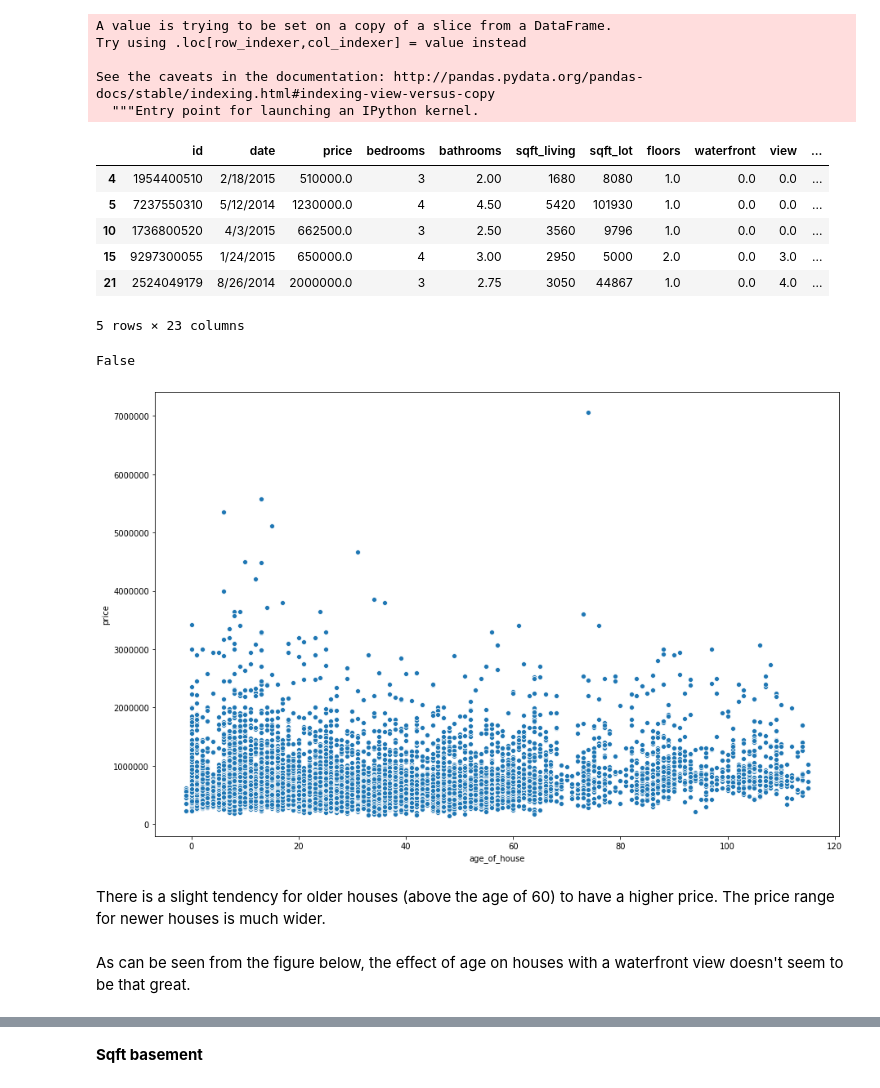
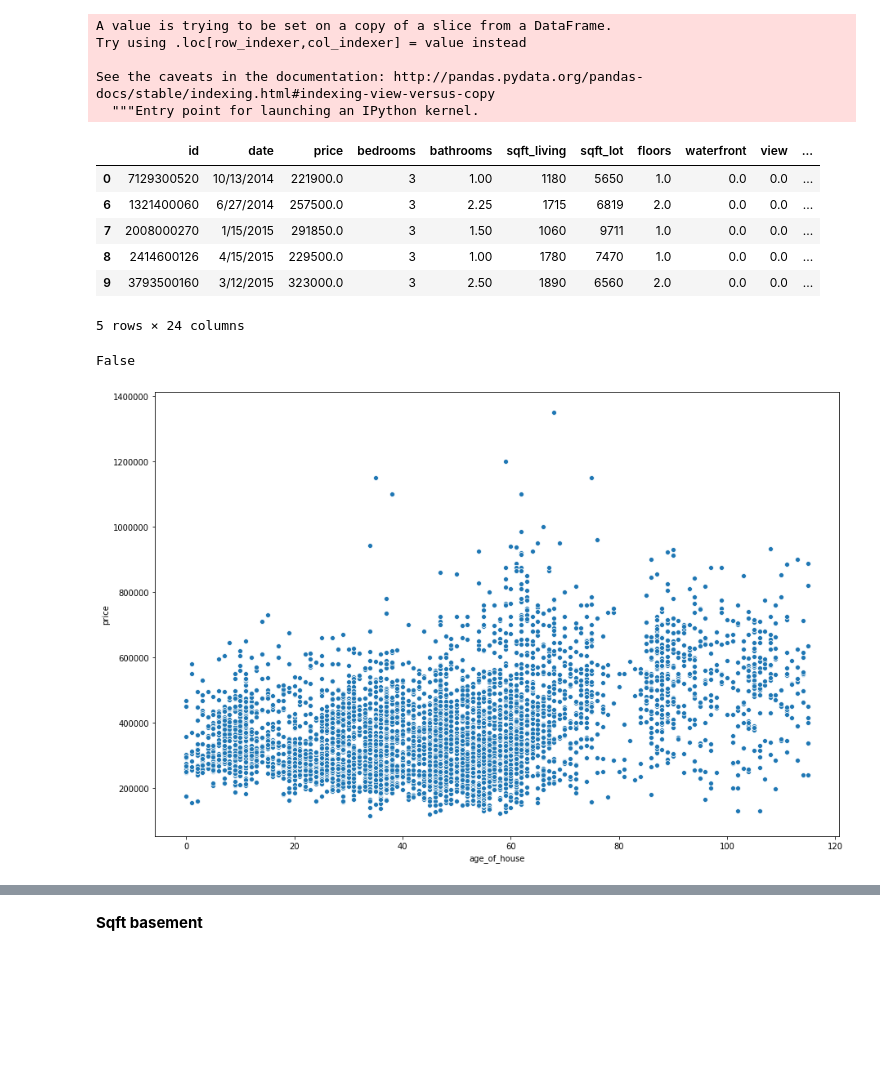
Before and after one commit to HeleneBu/Project_1, a Jupyter notebook: Data cleaning and question 2.ipynb, the cells around one changed output, grey strips where cells are left out. Drawn from its saved outputs; the diff is of its cells as text; code cells hidden in the pictures; blank space fills up the shorter version.

```diff
--- a/Data cleaning and question 2.ipynb
+++ b/Data cleaning and question 2.ipynb
@@ -321,5 +328,5 @@ The trend is not clear here either - in fact, house prices seem to increase with
 # %%
-beds_above8["waterfront"].fillna(int(0), inplace = True)
+df3.fillna(int(0), inplace = True)
 # %% [output]
 A value is trying to be set on a copy of a slice from a DataFrame
 
@@ -505,7 +459,7 @@ beds_above8['yr_built'].dtype
 # %% [output]
 dtype('int64')
 # %%
-beds_above8['year_sold'] = beds_above8[['date']].applymap(lambda x: x[-4:])
+df3['year_sold'] = df3[['date']].applymap(lambda x: x[-4:])
 # %% [output]
 A value is trying to be set on a copy of a slice from a DataFrame.
 Try using .loc[row_indexer,col_indexer] = value instead
@@ -546,5 +479,5 @@ Index(['id', 'date', 'price', 'bedrooms', 'bathrooms', 'sqft_living',
 # %%
-beds_above8['year_sold'] = beds_above8['year_sold'].astype('int64')
+df3['year_sold'] = df3['year_sold'].astype('int64')
 # %% [output]
 A value is trying to be set on a copy of a slice from a DataFrame.
 Try using .loc[row_indexer,col_indexer] = value instead
@@ -552,7 +485,7 @@ Try using .loc[row_indexer,col_indexer] = value instead
 See the caveats in the documentation: http://pandas.pydata.org/pandas-docs/stable/indexing.html#indexing-view-versus-copy
   """Entry point for launching an IPython kernel.
 # %%
-beds_above8['age_of_house'] = beds_above8['year_sold'] - beds_above8['yr_built']
+df3['age_of_house'] = df3['year_sold'] - df3['yr_built']
 # %% [output]
 A value is trying to be set on a copy of a slice from a DataFrame.
 Try using .loc[row_indexer,col_indexer] = value instead
@@ -560,13 +493,13 @@ Try using .loc[row_indexer,col_indexer] = value instead
 See the caveats in the documentation: http://pandas.pydata.org/pandas-docs/stable/indexing.html#indexing-view-versus-copy
   """Entry point for launching an IPython kernel.
 # %%
-beds_above8.head()
+df3.head()
 # %% [output]
 |  | id | date | price | bedrooms | bathrooms | sqft_living | sqft_lot | floors | waterfront | view | ... |
-| 4 | 1954400510 | 2/18/2015 | 510000.0 | 3 | 2.00 | 1680 | 8080 | 1.0 | 0.0 | 0.0 | ... |
-| 5 | 7237550310 | 5/12/2014 | 1230000.0 | 4 | 4.50 | 5420 | 101930 | 1.0 | 0.0 | 0.0 | ... |
-| 10 | 1736800520 | 4/3/2015 | 662500.0 | 3 | 2.50 | 3560 | 9796 | 1.0 | 0.0 | 0.0 | ... |
-| 15 | 9297300055 | 1/24/2015 | 650000.0 | 4 | 3.00 | 2950 | 5000 | 2.0 | 0.0 | 3.0 | ... |
-| 21 | 2524049179 | 8/26/2014 | 2000000.0 | 3 | 2.75 | 3050 | 44867 | 1.0 | 0.0 | 4.0 | ... |
+| 0 | 7129300520 | 10/13/2014 | 221900.0 | 3 | 1.00 | 1180 | 5650 | 1.0 | 0.0 | 0.0 | ... |
+| 6 | 1321400060 | 6/27/2014 | 257500.0 | 3 | 2.25 | 1715 | 6819 | 2.0 | 0.0 | 0.0 | ... |
+| 7 | 2008000270 | 1/15/2015 | 291850.0 | 3 | 1.50 | 1060 | 9711 | 1.0 | 0.0 | 0.0 | ... |
+| 8 | 2414600126 | 4/15/2015 | 229500.0 | 3 | 1.00 | 1780 | 7470 | 1.0 | 0.0 | 0.0 | ... |
+| 9 | 3793500160 | 3/12/2015 | 323000.0 | 3 | 2.50 | 1890 | 6560 | 2.0 | 0.0 | 0.0 | ... |
-5 rows × 23 columns
+5 rows × 24 columns
 # %%
@@ -576,10 +509,6 @@ False
 # %%
 plt.figure(figsize = (15,10))
 ax = sns.scatterplot(x="age_of_house", y="price",
-              data=beds_above8)
+              data=df3)
 # %% [output]
-[figure, old version]
+[figure, new version]
-# %% [markdown]
-There is a slight tendency for older houses (above the age of 60) to have a higher price. The price range for newer houses is much wider.
-# %% [markdown]
-As can be seen from the figure below, the effect of age on houses with a waterfront view doesn't seem to be that great.
```
Also changed, not shown: parts of 135 cells of this notebook.
